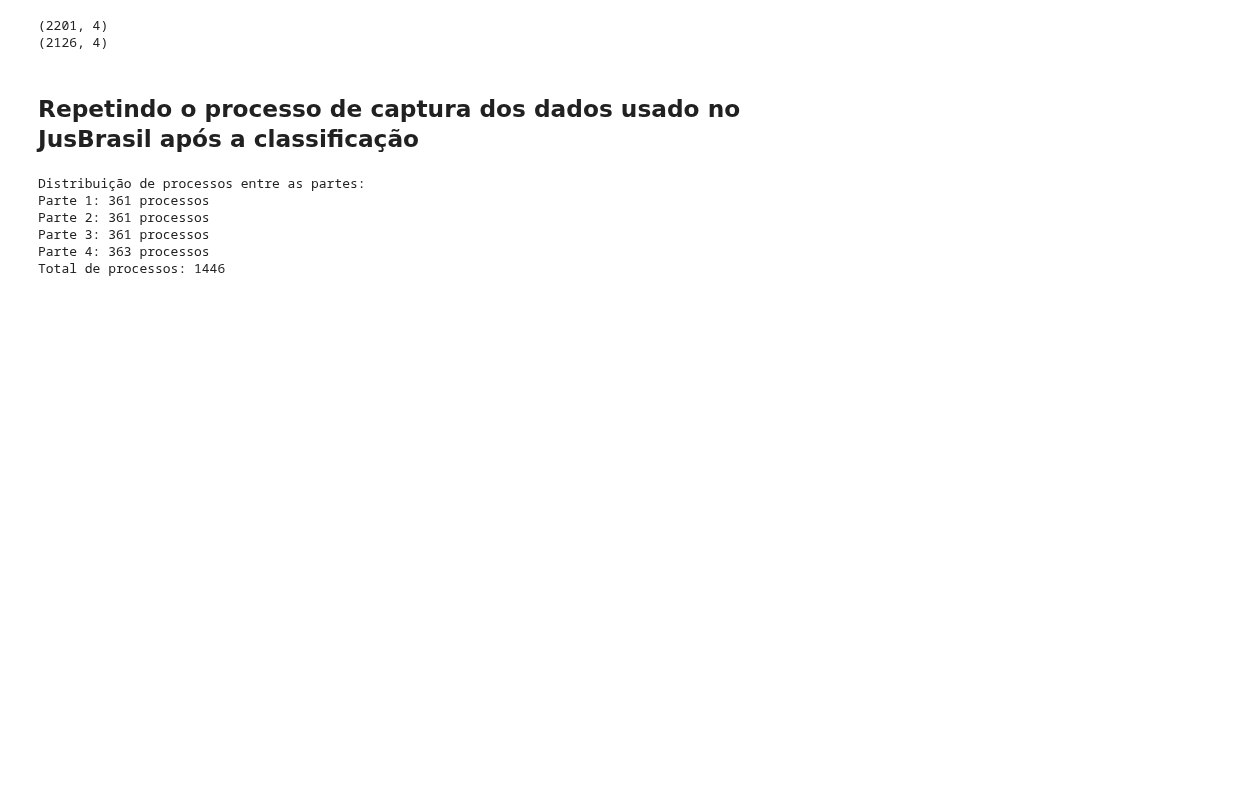
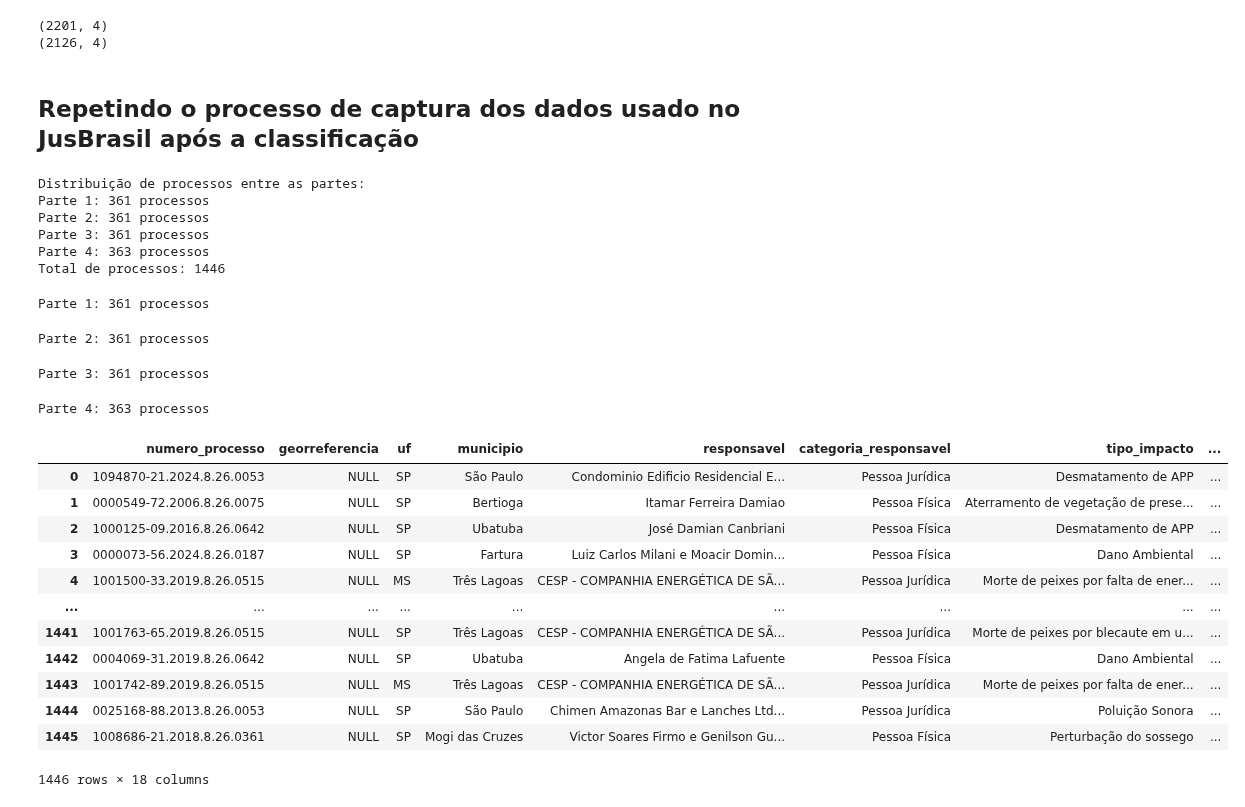
Before and after one commit to pedronery07/Projeto_InsperData_AECOM, a Jupyter notebook: juscraper.ipynb, the cells around one changed output. Cells and saved outputs as stored; diff of their text form; code cells hidden in the pictures; blank space fills up the shorter version.

Commit message:
Dados do juscraper extraídos e juntados no dataframe final

```diff
--- a/juscraper.ipynb
+++ b/juscraper.ipynb
@@ -281,24 +281,51 @@ Parte 4: 363 processos
 Total de processos: 1446
 # %%
 # Analisando os processos com dano ambiental
+juscraper_final = pd.DataFrame()
+
 for i, parte in enumerate(partes):
     print(f"Parte {i + 1}: {len(parte)} processos")
 
     respostas_danos_ambientais = []
 
-    for id in tqdm(lista_processos):
+    for id in tqdm(parte):
         linha = danos_ambientais.loc[danos_ambientais['processoID'] == id]
-        texto = ''
-        linha = linha.iloc[0] # extrai a linha como Series
+        linha = linha.iloc[0, 3]
+
+        if isinstance(linha, str):
+            texto = linha.strip().replace('\t', ' ')
+        elif isinstance(linha, (list, tuple)):
+            texto = " ".join(str(x) for x in linha).strip().replace('\t', ' ')
+        else:
+            texto = str(linha).strip().replace('\t', ' ')
 
         resposta_prompt = analisa_sentenca(texto)
         resposta_prompt = json.loads(resposta_prompt.text)
         resposta_prompt["processoID"] = id
+        resposta_prompt["referencia"] = texto
         respostas_danos_ambientais.append(resposta_prompt)
 
     respostas_novas = pd.DataFrame(respostas_danos_ambientais)
-    respostas_final = pd.concat([respostas_final, respostas_novas], ignore_index=True)
-    respostas_final.to_excel("docs/juscraper/respostas_danos_ambientais_juscraper.xlsx", index=False)
+    juscraper_final = pd.concat([juscraper_final, respostas_novas], ignore_index=True)
+    # juscraper_final.to_excel("docs/juscraper/respostas_danos_ambientais_juscraper.xlsx", index=False)
     time.sleep(5)
 
-respostas_danos_ambientais
+juscraper_final
+# %% [output]
+Parte 1: 361 processos
+Parte 2: 361 processos
+Parte 3: 361 processos
+Parte 4: 363 processos
+|  | numero_processo | georreferencia | uf | municipio | responsavel | categoria_responsavel | tipo_impacto | ... |
+| 0 | 1094870-21.2024.8.26.0053 | NULL | SP | São Paulo | Condominio Edificio Residencial E... | Pessoa Jurídica | Desmatamento de APP | ... |
+| 1 | 0000549-72.2006.8.26.0075 | NULL | SP | Bertioga | Itamar Ferreira Damiao | Pessoa Física | Aterramento de vegetação de prese... | ... |
+| 2 | 1000125-09.2016.8.26.0642 | NULL | SP | Ubatuba | José Damian Canbriani | Pessoa Física | Desmatamento de APP | ... |
+| 3 | 0000073-56.2024.8.26.0187 | NULL | SP | Fartura | Luiz Carlos Milani e Moacir Domin... | Pessoa Física | Dano Ambiental | ... |
+| 4 | 1001500-33.2019.8.26.0515 | NULL | MS | Três Lagoas | CESP - COMPANHIA ENERGÉTICA DE SÃ... | Pessoa Jurídica | Morte de peixes por falta de ener... | ... |
+| ... | ... | ... | ... | ... | ... | ... | ... | ... |
+| 1441 | 1001763-65.2019.8.26.0515 | NULL | SP | Três Lagoas | CESP - COMPANHIA ENERGÉTICA DE SÃ... | Pessoa Jurídica | Morte de peixes por blecaute em u... | ... |
+| 1442 | 0004069-31.2019.8.26.0642 | NULL | SP | Ubatuba | Angela de Fatima Lafuente | Pessoa Física | Dano Ambiental | ... |
+| 1443 | 1001742-89.2019.8.26.0515 | NULL | MS | Três Lagoas | CESP - COMPANHIA ENERGÉTICA DE SÃ... | Pessoa Jurídica | Morte de peixes por falta de ener... | ... |
+| 1444 | 0025168-88.2013.8.26.0053 | NULL | SP | São Paulo | Chimen Amazonas Bar e Lanches Ltd... | Pessoa Jurídica | Poluição Sonora | ... |
+| 1445 | 1008686-21.2018.8.26.0361 | NULL | SP | Mogi das Cruzes | Victor Soares Firmo e Genilson Gu... | Pessoa Física | Perturbação do sossego | ... |
+1446 rows × 18 columns
```
Also changed, not shown: parts of 2 cells of this notebook, 5 other files.
